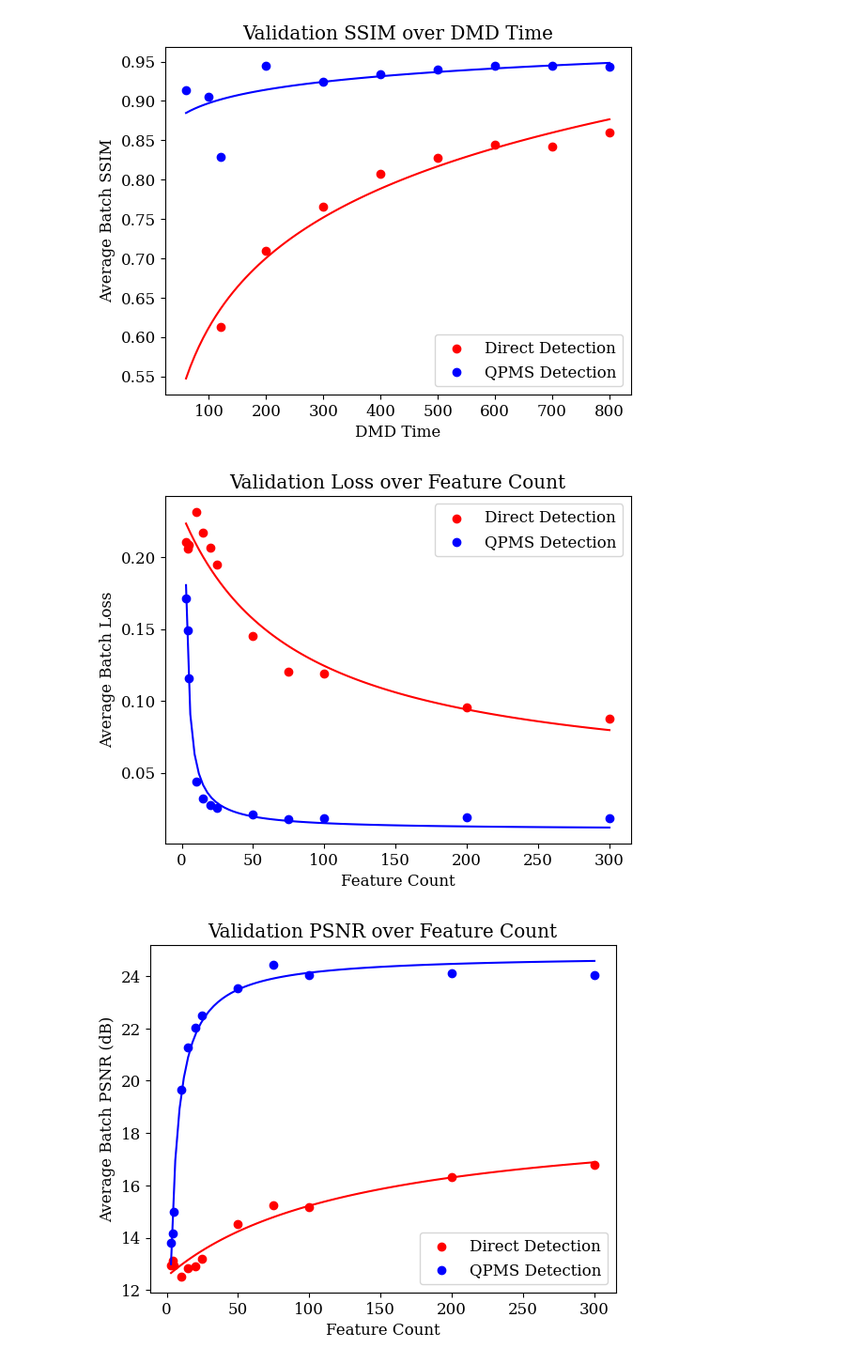
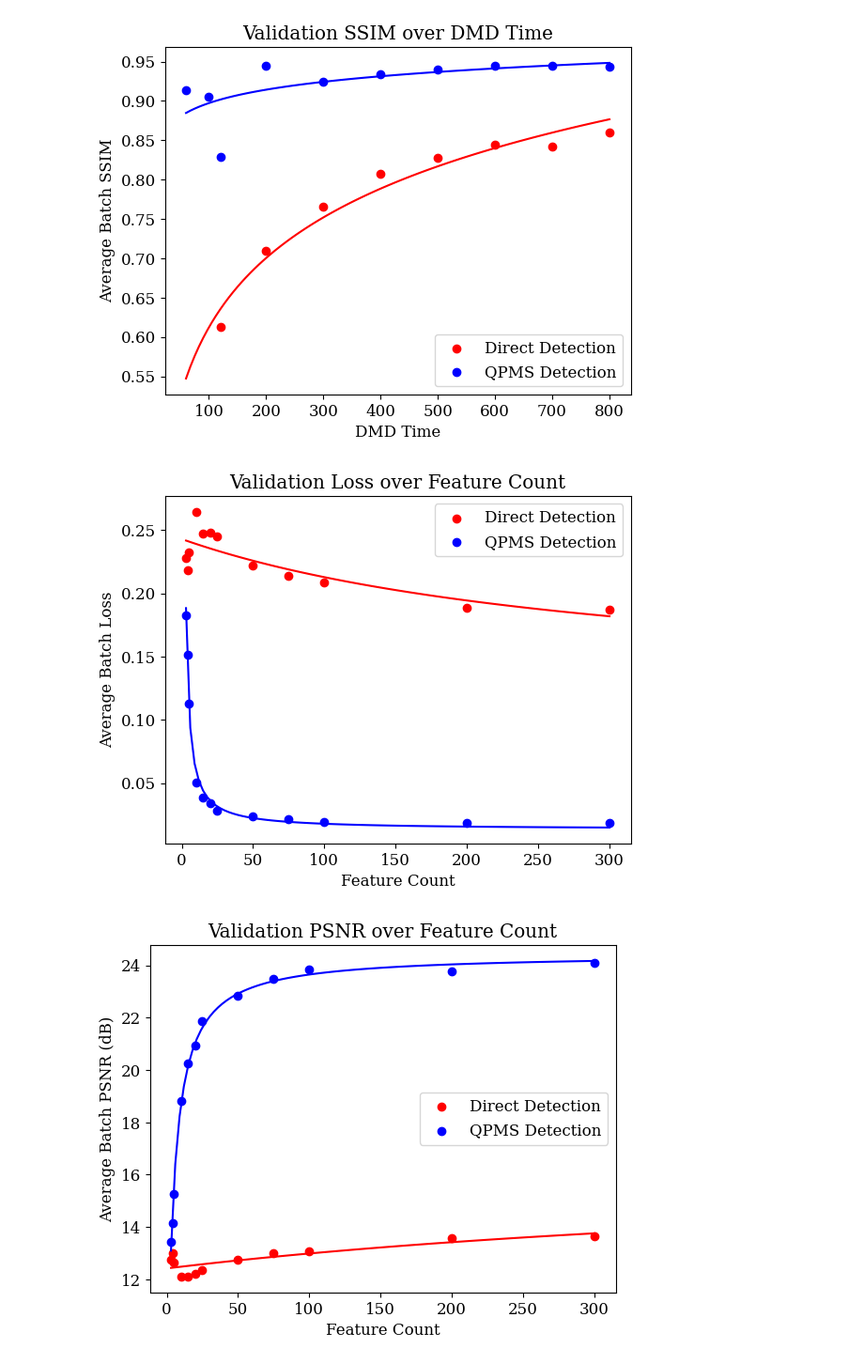
Before and after one commit to mbthomas1124/low-photon-compressive-imaging, a Jupyter notebook: code/figures.ipynb, the cells around one changed output. Shown at 94% size. Saved outputs shown, nothing was run; the diff lists cells and outputs as text; code cells hidden in the pictures.

```diff
--- a/code/figures.ipynb
+++ b/code/figures.ipynb
@@ -125,7 +125,7 @@ plt.show()
 [figure]
 [figure]
 # %%
-results = pd.read_csv("../data/features//varied_features_results.csv")
+results = pd.read_csv("../data/varied_features_0dB_results.csv")
 direct = results[results["detection_type"] == "Direct Detection"]
 qpms = results[results["detection_type"] == "QPMS"]
 
@@ -152,32 +152,32 @@ p0, _ = curve_fit(lambda x,a,b,c: (a/(x+b))+c, direct["num_features"], direct["v
 p0[0] = np.mean(direct["val_psnr"]/direct["val_ssim"])*p0[0]
 [a,b,c], _ = curve_fit(lambda x,a,b,c: (a/(x+b))+c, direct["num_features"], direct["val_psnr"], p0=p0)
 y_fitted = (a / (x_fitted + b)) + c
 plt.plot(x_fitted, y_fitted, 'r')
 p0, _ = curve_fit(lambda x,a,b,c: (a/(x+b))+c, qpms["num_features"], qpms["val_ssim"])
 p0[0] = np.mean(qpms["val_psnr"]/qpms["val_ssim"])*p0[0]
 [a,b,c], _ = curve_fit(lambda x,a,b,c: (a/(x+b))+c, qpms["num_features"], qpms["val_psnr"], p0=p0)
 y_fitted = (a / (x_fitted + b)) + c
 plt.plot(x_fitted, y_fitted, 'b')
 plt.title("Validation PSNR over Feature Count")
 plt.ylabel("Average Batch PSNR (dB)")
 plt.xlabel("Feature Count")
 plt.legend()
 plt.show()
 
 
 plt.scatter(direct["num_features"], direct["val_ssim"], color='r', label="Direct Detection")
 plt.scatter(qpms["num_features"], qpms["val_ssim"], color='b', label="QPMS Detection")
 [a,b,c], _ = curve_fit(lambda x,a,b,c: (a/(x+b))+c, direct["num_features"], direct["val_ssim"])
 y_fitted = (a / (x_fitted + b)) + c
 plt.plot(x_fitted, y_fitted, 'r')
 [a,b,c], _ = curve_fit(lambda x,a,b,c: (a/(x+b))+c, qpms["num_features"], qpms["val_ssim"])
 y_fitted = (a / (x_fitted + b)) + c
 plt.plot(x_fitted, y_fitted, 'b')
 plt.title("Validation SSIM over Feature Count")
 plt.ylabel("Average Batch SSIM")
 plt.xlabel("Feature Count")
 plt.legend()
 plt.show()
 # %% [output]
-[figure, old version]
+[figure, new version]
-[figure, old version]
+[figure, new version]
```
Also changed, not shown: parts of 3 cells of this notebook, 4 other files.
